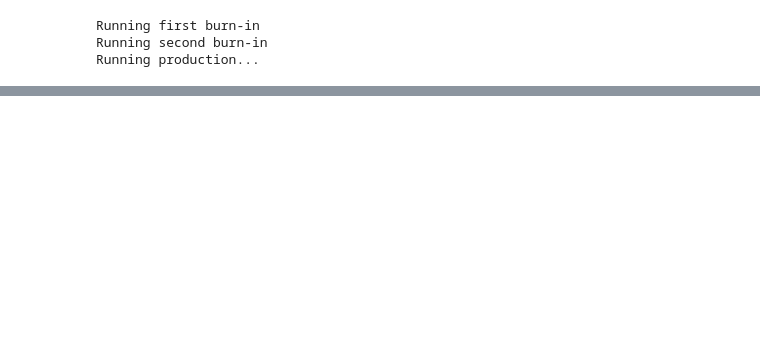
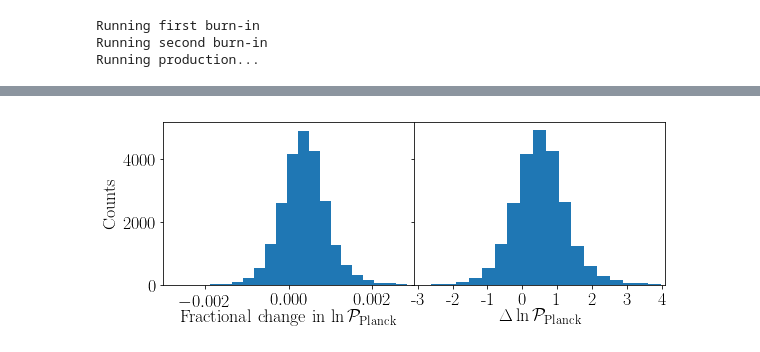
Before and after one commit to tmcclintock/AReconstructionTool, a Jupyter notebook: notebooks/Basic example 6--resampling Planck.ipynb, the cells around one changed output, grey strips where cells are left out. Saved outputs shown, nothing was run; the diff lists cells and outputs as text; code cells hidden in the pictures; blank space fills up the shorter version.

```diff
--- a/notebooks/Basic example 6--resampling Planck.ipynb
+++ b/notebooks/Basic example 6--resampling Planck.ipynb
@@ -114,3 +129,22 @@ plt.savefig("Planck_chi2_error.pdf", bbox_inches="tight")
+# %%
+#Figure showing both side by side
+fig, ax = plt.subplots(ncols=2, nrows=1, sharey=True, figsize=(9, 3))
+plt.subplots_adjust(wspace=0)
+ax[1].hist(lnL_diff, bins=40)
+
+ax[0].hist(chi2_diff, bins=40)
+ax[1].set_xlabel(r"$\Delta\ln\mathcal{P}_{\rm Planck}$")
+ax[0].set_xlabel(r"Fractional change in $\ln\mathcal{P}_{\rm Planck}$")
+ax[0].set_xlim(-.003, 0.003)
+ax[1].set_xlim(-3.1, 4.1)
+ax[1].set_xticks([-3,-2,-1,0,1,2,3,4])
+ax[1].set_xticklabels([-3,-2,-1,0,1,2,3,4])
+
+ax[0].set_ylabel("Counts")
+#plt.savefig("Planck_chi2_error.png", dpi=300, bbox_inches="tight")
+plt.savefig("Planck_chi2_error_both.pdf", bbox_inches="tight")
+# %% [output]
+[figure, added]
 # %%
 true_means = np.mean(input_chain, 0)
 test_means = np.mean(test_chain, 0)
```
Also changed, not shown: parts of 9 cells of this notebook, 1 other file.
